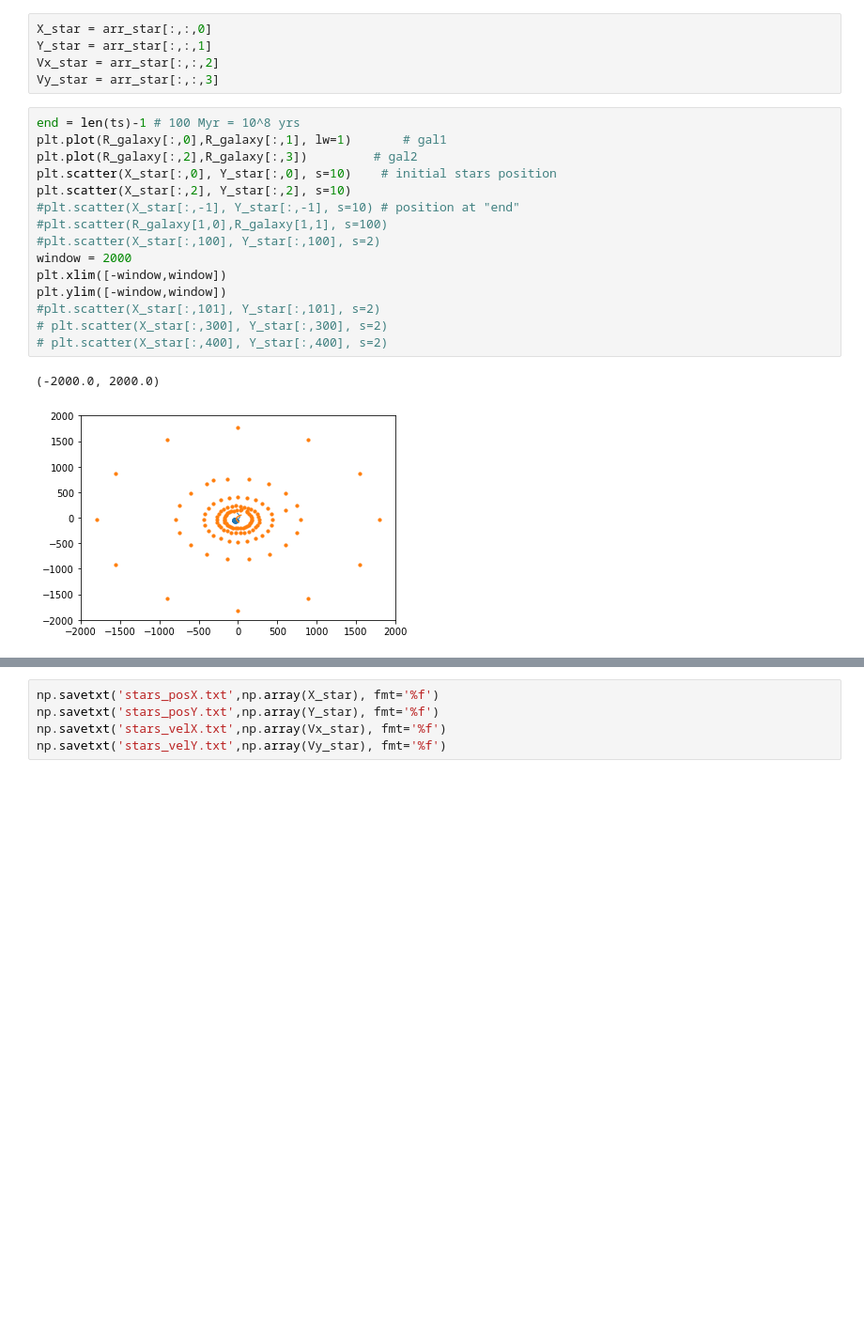
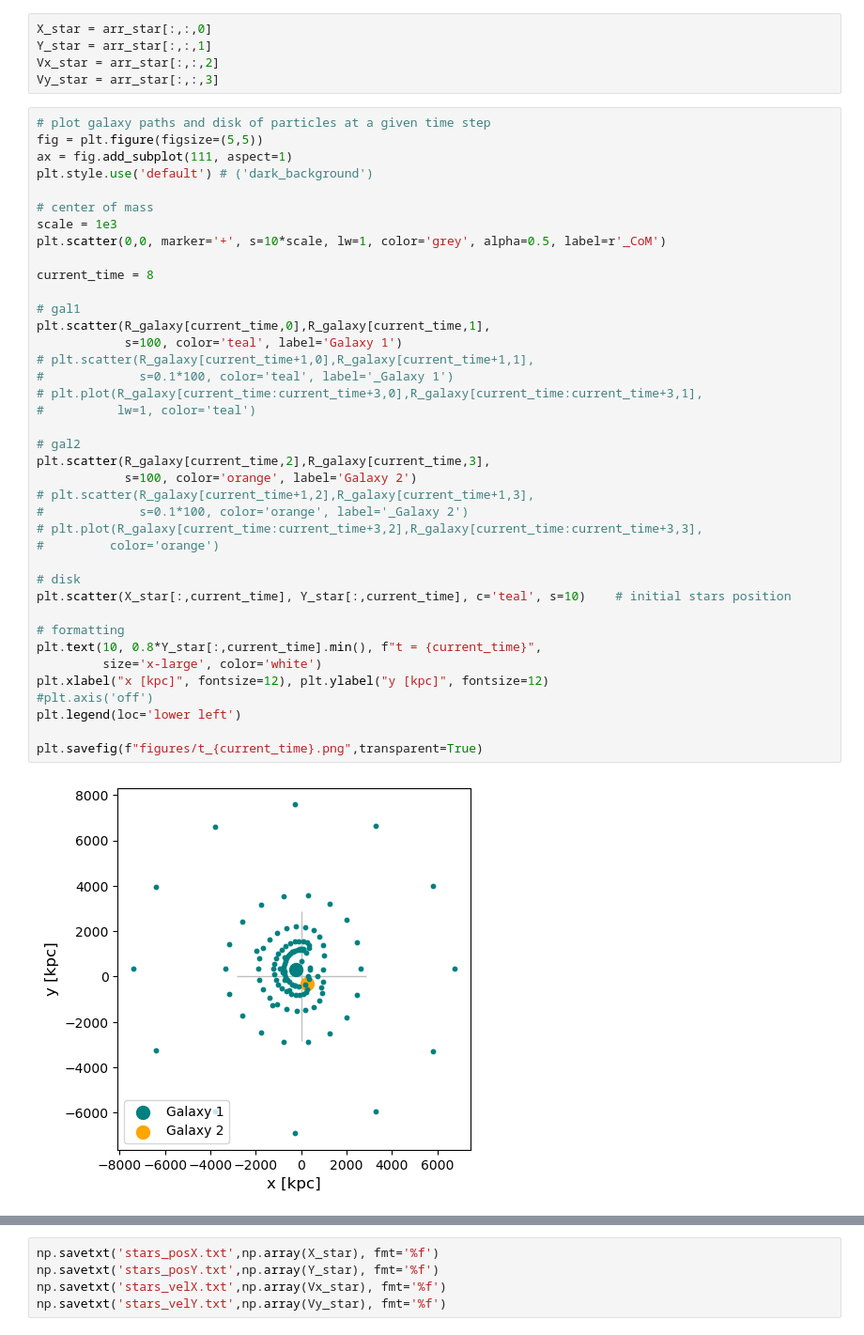
Before and after one commit to q-pratz-chem/Interacting_Galaxies, a Jupyter notebook: three_body.ipynb, the cells around one changed output, grey strips where cells are left out. Shown at 94% size. Saved outputs shown, nothing was run; the diff lists cells and outputs as text; blank space fills up the shorter version.

```diff
--- a/three_body.ipynb
+++ b/three_body.ipynb
@@ -509,21 +503,44 @@ X_star = arr_star[:,:,0]
 Y_star = arr_star[:,:,1]
 Vx_star = arr_star[:,:,2]
 Vy_star = arr_star[:,:,3]
-# %%
-end = len(ts)-1 # 100 Myr = 10^8 yrs
-plt.plot(R_galaxy[:,0],R_galaxy[:,1], lw=1)       # gal1
-plt.plot(R_galaxy[:,2],R_galaxy[:,3])         # gal2
-plt.scatter(X_star[:,0], Y_star[:,0], s=10)    # initial stars position
-plt.scatter(X_star[:,2], Y_star[:,2], s=10)
-#plt.scatter(X_star[:,-1], Y_star[:,-1], s=10) # position at "end"
-#plt.scatter(R_galaxy[1,0],R_galaxy[1,1], s=100)
-#plt.scatter(X_star[:,100], Y_star[:,100], s=2)
-window = 2000
-plt.xlim([-window,window])
-plt.ylim([-window,window])
-#plt.scatter(X_star[:,101], Y_star[:,101], s=2)
-# plt.scatter(X_star[:,300], Y_star[:,300], s=2)
-# plt.scatter(X_star[:,400], Y_star[:,400], s=2)
-# %% [output]
-(-2000.0, 2000.0)
-[figure, removed]
+# %%
+# plot galaxy paths and disk of particles at a given time step
+fig = plt.figure(figsize=(5,5))
+ax = fig.add_subplot(111, aspect=1)
+plt.style.use('default') # ('dark_background')
+
+# center of mass
+scale = 1e3
+plt.scatter(0,0, marker='+', s=10*scale, lw=1, color='grey', alpha=0.5, label=r'_CoM')
+
+current_time = 8
+
+# gal1
+plt.scatter(R_galaxy[current_time,0],R_galaxy[current_time,1],
+            s=100, color='teal', label='Galaxy 1')
+# plt.scatter(R_galaxy[current_time+1,0],R_galaxy[current_time+1,1],
+#             s=0.1*100, color='teal', label='_Galaxy 1')
+# plt.plot(R_galaxy[current_time:current_time+3,0],R_galaxy[current_time:current_time+3,1],
+#          lw=1, color='teal')
+
+# gal2
+plt.scatter(R_galaxy[current_time,2],R_galaxy[current_time,3],
+            s=100, color='orange', label='Galaxy 2')
+# plt.scatter(R_galaxy[current_time+1,2],R_galaxy[current_time+1,3],
+#             s=0.1*100, color='orange', label='_Galaxy 2')
+# plt.plot(R_galaxy[current_time:current_time+3,2],R_galaxy[current_time:current_time+3,3],
+#         color='orange')
+
+# disk
+plt.scatter(X_star[:,current_time], Y_star[:,current_time], c='teal', s=10)    # initial stars position
+
+# formatting
+plt.text(10, 0.8*Y_star[:,current_time].min(), f"t = {current_time}",
+         size='x-large', color='white')
+plt.xlabel("x [kpc]", fontsize=12), plt.ylabel("y [kpc]", fontsize=12)
+#plt.axis('off')
+plt.legend(loc='lower left')
+
+plt.savefig(f"figures/t_{current_time}.png",transparent=True)
+# %% [output]
+[figure, added]
```
Also changed, not shown: parts of 11 cells of this notebook, 12 other files.
